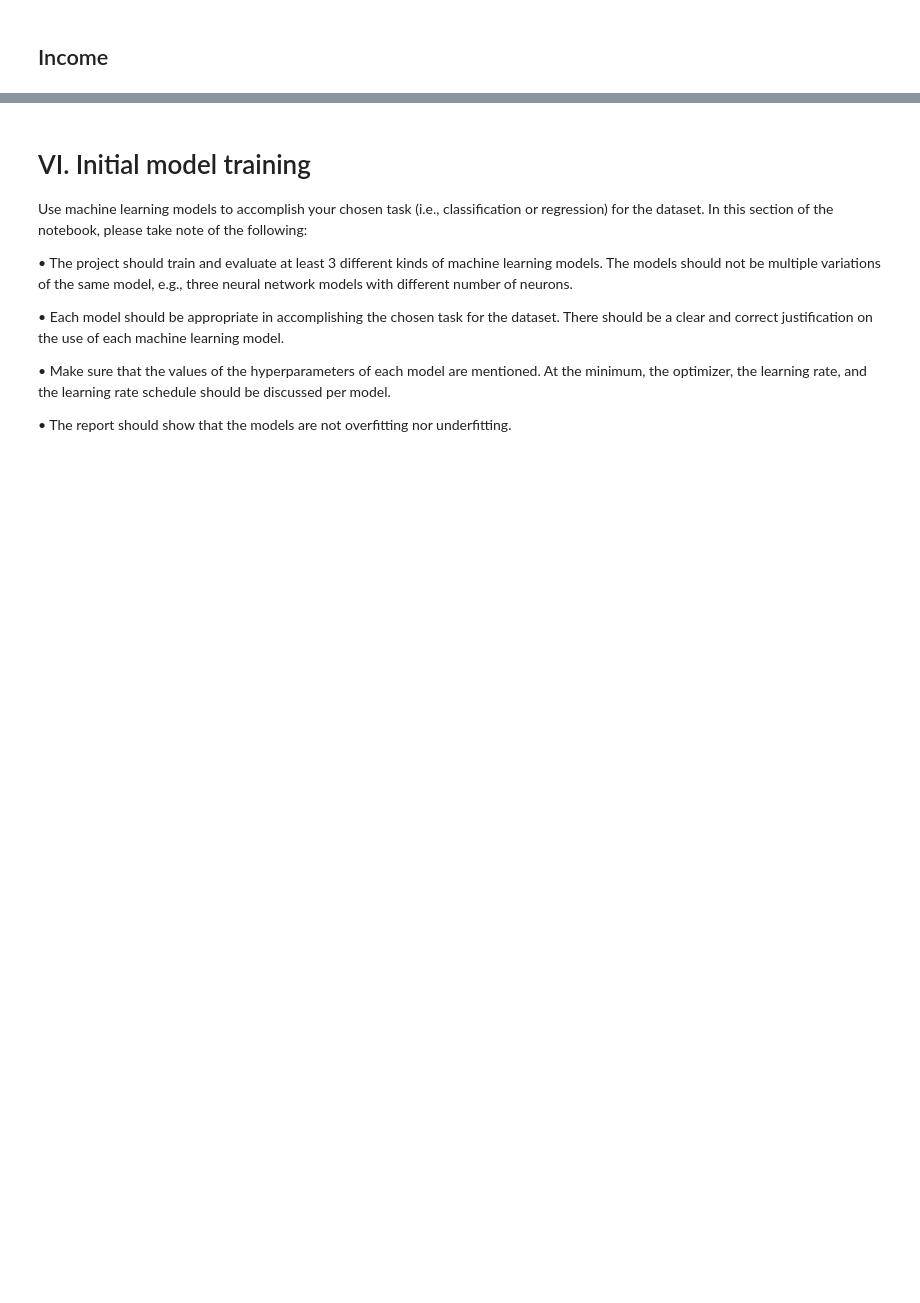
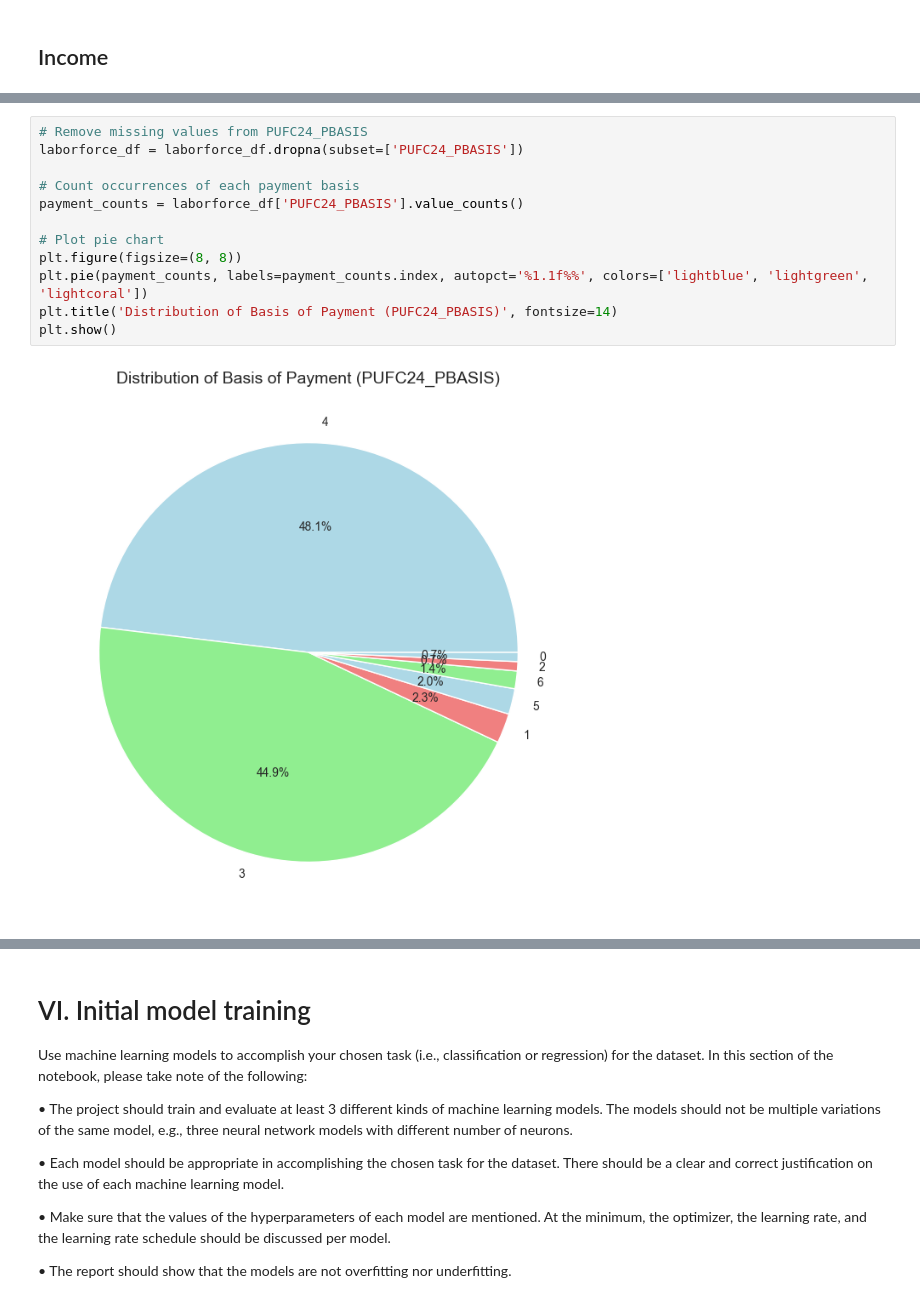
Before and after one commit to keishaleigh/STINTSYMCO, a Jupyter notebook: notebook.ipynb, the cells around one changed output, grey strips where cells are left out. Saved outputs shown, nothing was run; the diff lists cells and outputs as text; blank space fills up the shorter version.

```diff
--- a/notebook.ipynb
+++ b/notebook.ipynb
@@ -465,0 +495,14 @@ add
+# %%
+# Remove missing values from PUFC24_PBASIS
+laborforce_df = laborforce_df.dropna(subset=['PUFC24_PBASIS'])
+
+# Count occurrences of each payment basis
+payment_counts = laborforce_df['PUFC24_PBASIS'].value_counts()
+
+# Plot pie chart
+plt.figure(figsize=(8, 8))
+plt.pie(payment_counts, labels=payment_counts.index, autopct='%1.1f%%', colors=['lightblue', 'lightgreen', 'lightcoral'])
+plt.title('Distribution of Basis of Payment (PUFC24_PBASIS)', fontsize=14)
+plt.show()
+# %% [output]
+[figure, added]
```
Also changed, not shown: parts of 7 cells of this notebook.
